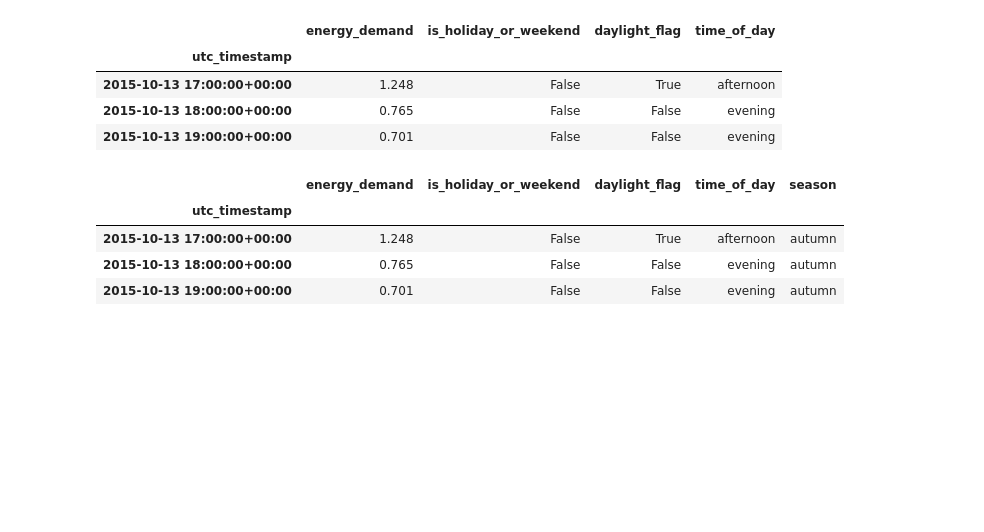
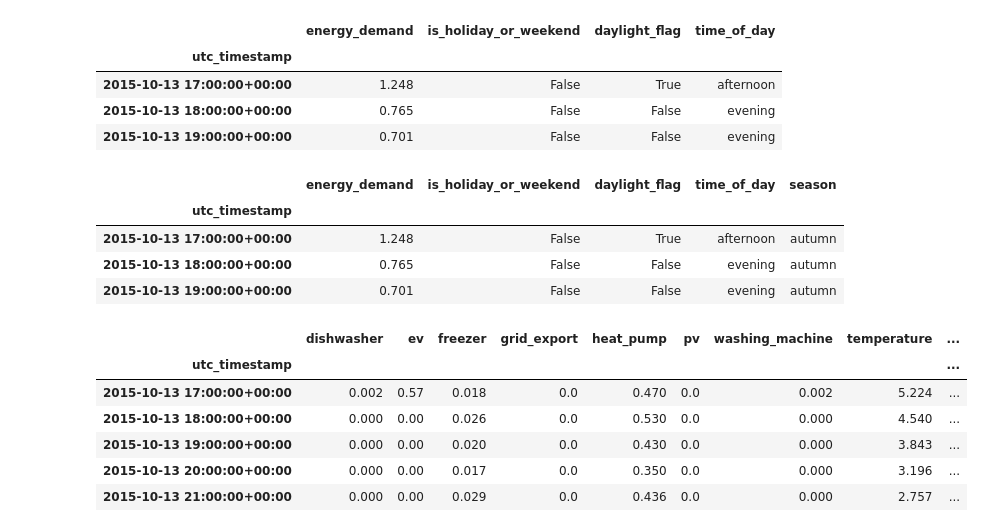
Before and after one commit to JoannaKusy/ML_for_Data_Analytics_Project, a Jupyter notebook: notebooks/02_feature_engineering.ipynb, the cells around one changed output. Drawn from its saved outputs; the diff is of its cells as text; code cells hidden in the pictures; blank space fills up the shorter version.

```diff
--- a/notebooks/02_feature_engineering.ipynb
+++ b/notebooks/02_feature_engineering.ipynb
@@ -109,3 +100,16 @@ data.head(3)
 | 2015-10-13 17:00:00+00:00 | 1.248 | False | True | afternoon | autumn |
 | 2015-10-13 18:00:00+00:00 | 0.765 | False | False | evening | autumn |
 | 2015-10-13 19:00:00+00:00 | 0.701 | False | False | evening | autumn |
+# %%
+residential4_data = residential4_data.drop(columns=['energy_demand'])
+data2 = data.copy()
+residential4_merged_all = residential4_data.join(data2, how='left')
+residential4_merged_all.head()
+# %% [output]
+|  | dishwasher | ev | freezer | grid_export | heat_pump | pv | washing_machine | temperature | ... |
+| utc_timestamp |  |  |  |  |  |  |  |  | ... |
+| 2015-10-13 17:00:00+00:00 | 0.002 | 0.57 | 0.018 | 0.0 | 0.470 | 0.0 | 0.002 | 5.224 | ... |
+| 2015-10-13 18:00:00+00:00 | 0.000 | 0.00 | 0.026 | 0.0 | 0.530 | 0.0 | 0.000 | 4.540 | ... |
+| 2015-10-13 19:00:00+00:00 | 0.000 | 0.00 | 0.020 | 0.0 | 0.430 | 0.0 | 0.000 | 3.843 | ... |
+| 2015-10-13 20:00:00+00:00 | 0.000 | 0.00 | 0.017 | 0.0 | 0.350 | 0.0 | 0.000 | 3.196 | ... |
+| 2015-10-13 21:00:00+00:00 | 0.000 | 0.00 | 0.029 | 0.0 | 0.436 | 0.0 | 0.000 | 2.757 | ... |
```
Also changed, not shown: parts of 5 cells of this notebook, 1 other file.
